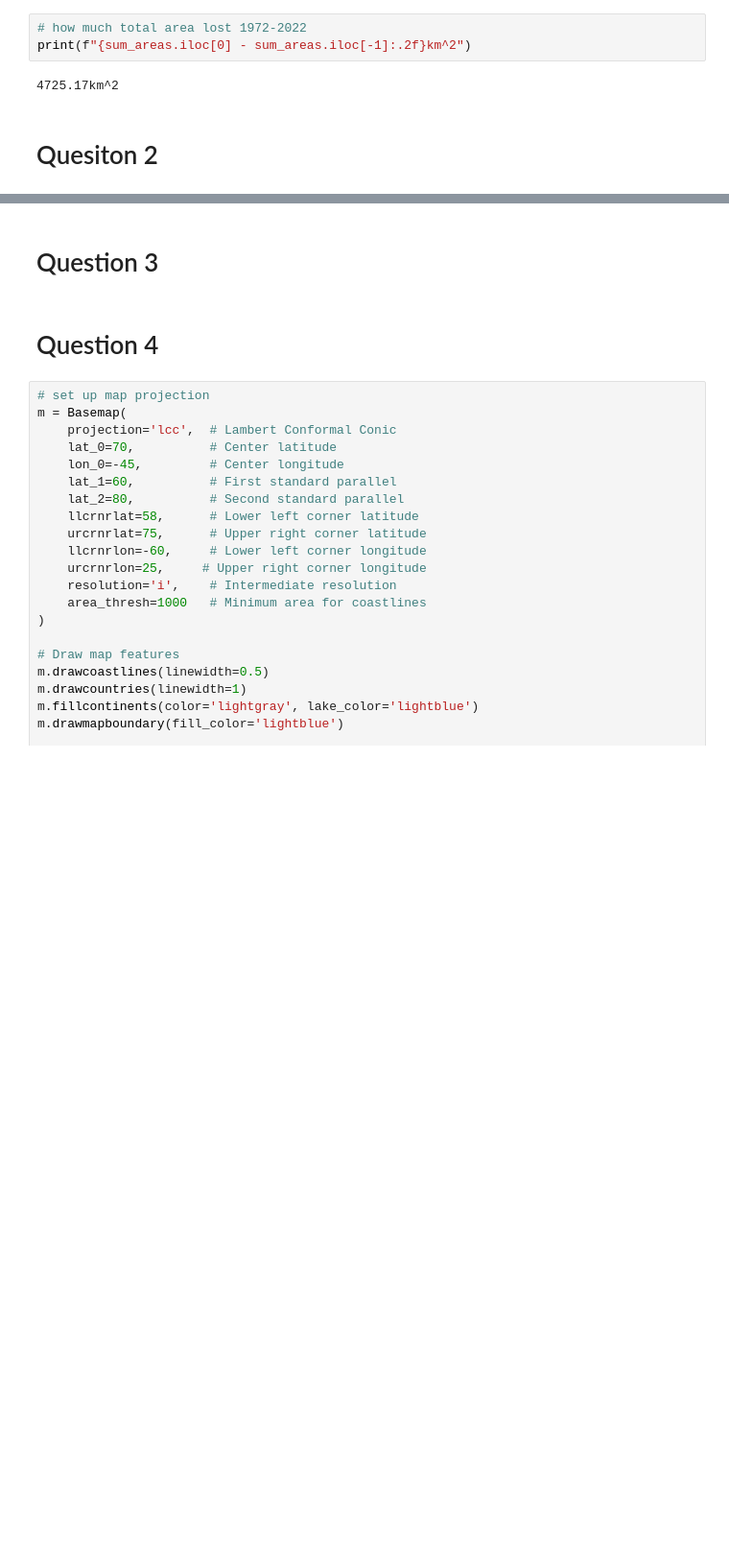
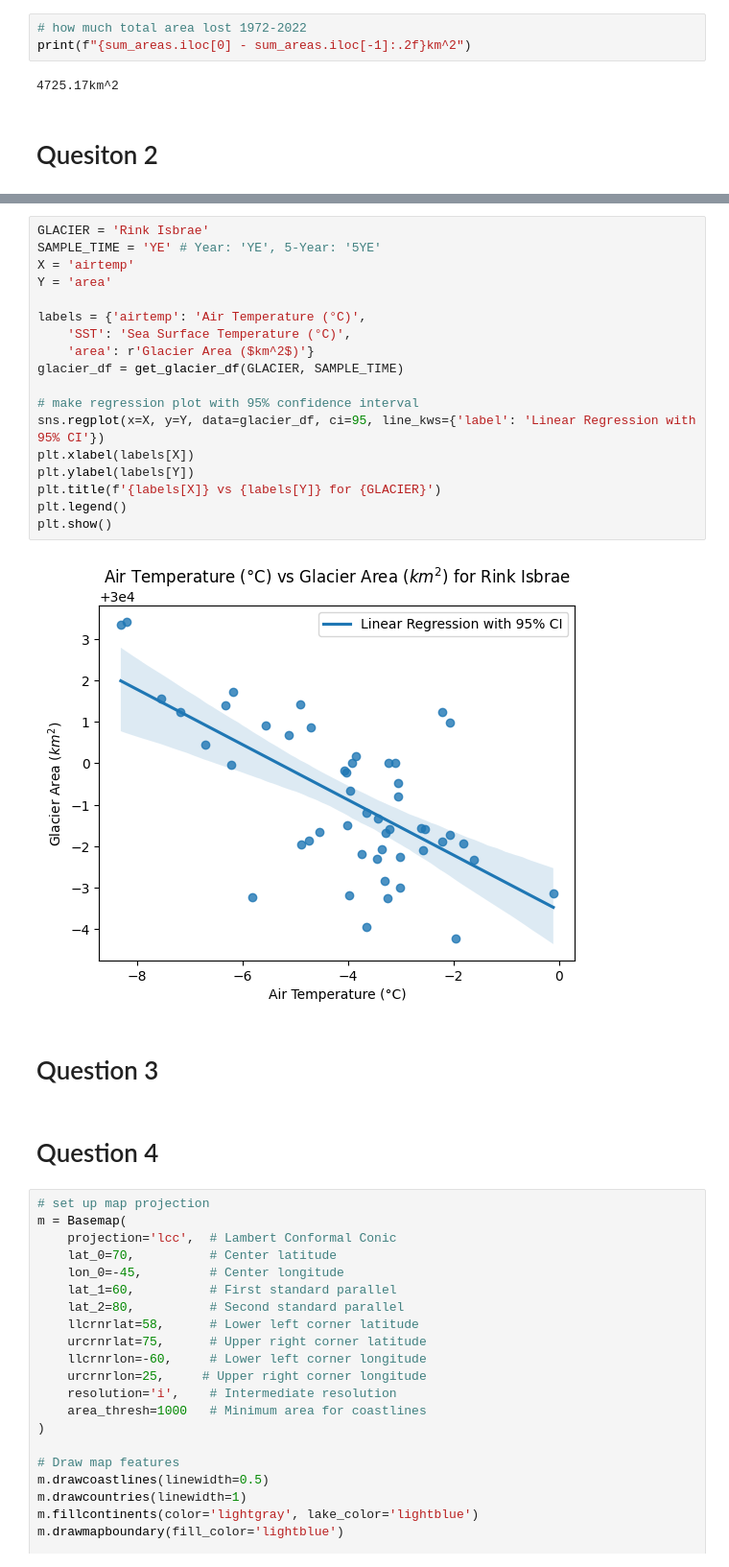
Before and after one commit to joelbarron06/ESDA2_Project, a Jupyter notebook: project_code.ipynb, the cells around one changed output, grey strips where cells are left out. Shown at 96% size. Saved outputs shown, nothing was run; the diff lists cells and outputs as text; blank space fills up the shorter version.

```diff
--- a/project_code.ipynb
+++ b/project_code.ipynb
@@ -1037,3 +1043,23 @@ ax[1].plot(df['airtemp'])
+# %%
+GLACIER = 'Rink Isbrae'
+SAMPLE_TIME = 'YE' # Year: 'YE', 5-Year: '5YE'
+X = 'airtemp'
+Y = 'area'
+
+labels = {'airtemp': 'Air Temperature (°C)',
+    'SST': 'Sea Surface Temperature (°C)',
+    'area': r'Glacier Area ($km^2$)'}
+glacier_df = get_glacier_df(GLACIER, SAMPLE_TIME)
+
+# make regression plot with 95% confidence interval
+sns.regplot(x=X, y=Y, data=glacier_df, ci=95, line_kws={'label': 'Linear Regression with 95% CI'})
+plt.xlabel(labels[X])
+plt.ylabel(labels[Y])
+plt.title(f'{labels[X]} vs {labels[Y]} for {GLACIER}')
+plt.legend()
+plt.show()
+# %% [output]
+[figure, added]
 # %% [markdown]
 # Question 3
 # %% [markdown]
```
Also changed, not shown: parts of 4 cells of this notebook, 1 other file.
